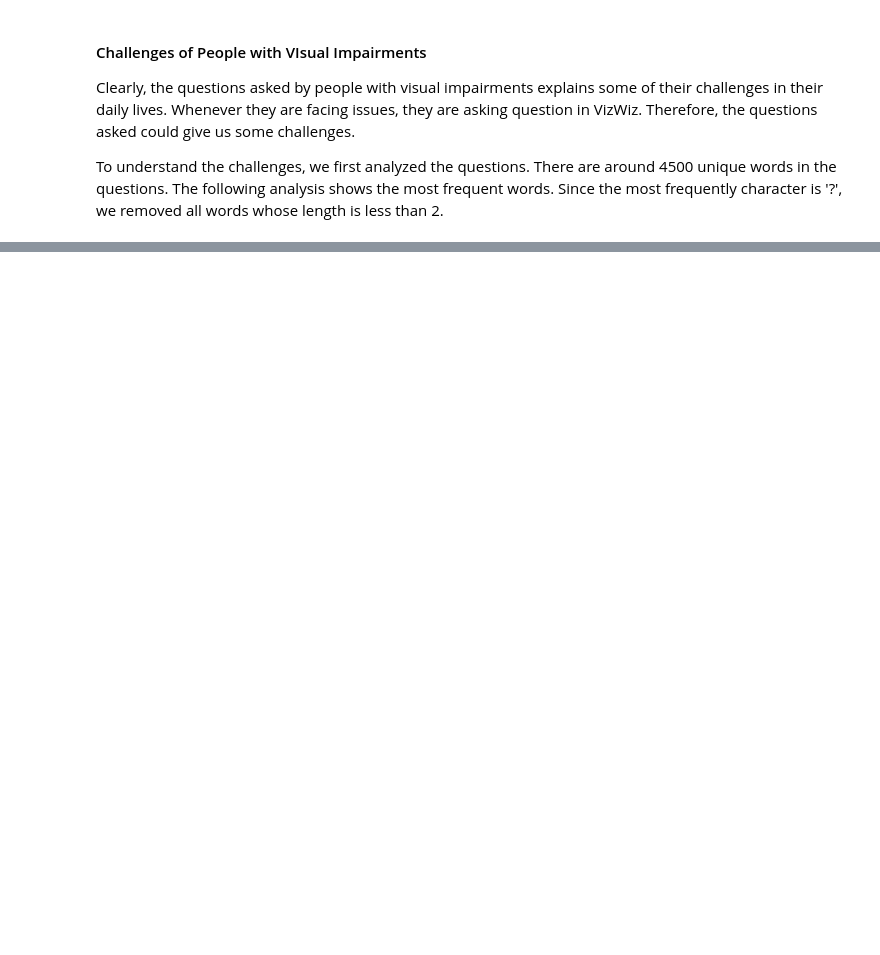
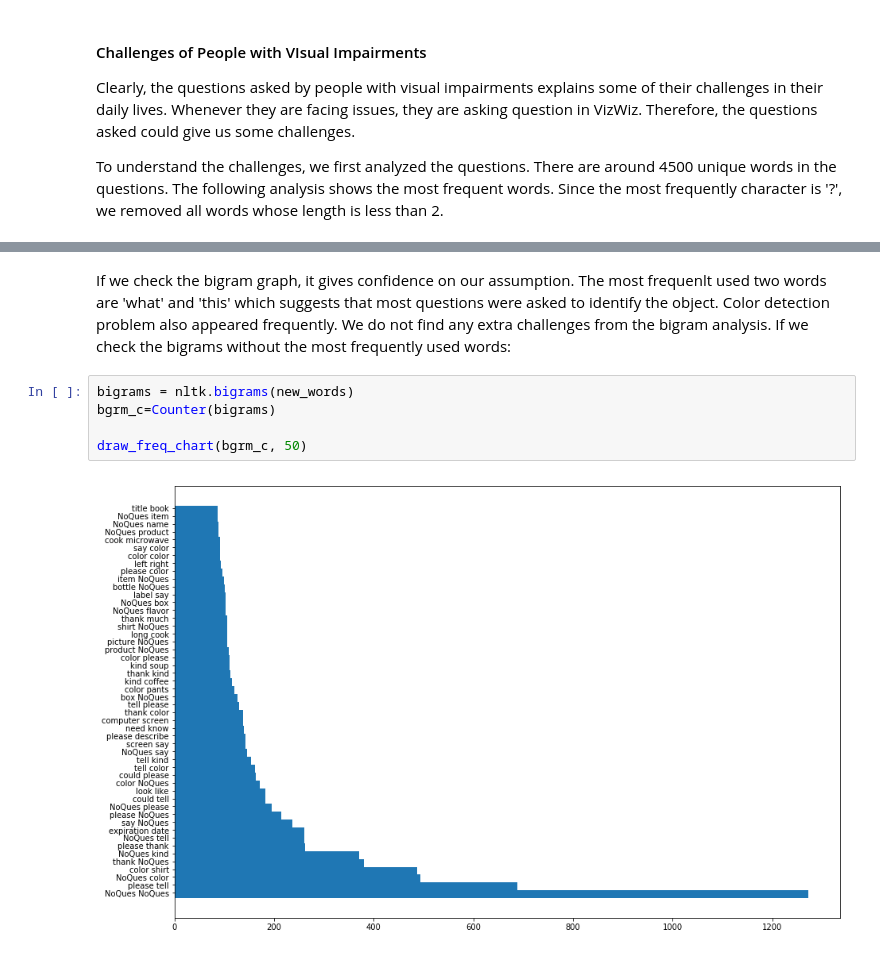
Before and after one commit to bigdata-i523/hid237, a Jupyter notebook: project/code/question_analysis.ipynb, the cells around one changed output, grey strips where cells are left out. Saved outputs shown, nothing was run; the diff lists cells and outputs as text; blank space fills up the shorter version.

```diff
--- a/project/code/question_analysis.ipynb
+++ b/project/code/question_analysis.ipynb
@@ -132,0 +166,9 @@ Based on the previous analysis, we can see that the most frequently used word is
+# %% [markdown]
+If we check the bigram graph, it gives confidence on our assumption. The most frequenlt used two words are 'what' and 'this' which suggests that most questions were asked to identify the object. Color detection problem also appeared frequently. We do not find any extra challenges from the bigram analysis. If we check the bigrams without the most frequently used words:
+# %%
+bigrams = nltk.bigrams(new_words)
+bgrm_c=Counter(bigrams)
+
+draw_freq_chart(bgrm_c, 50)
+# %% [output]
+[figure, added]
```
Also changed, not shown: parts of 13 cells of this notebook, 1 other file.
